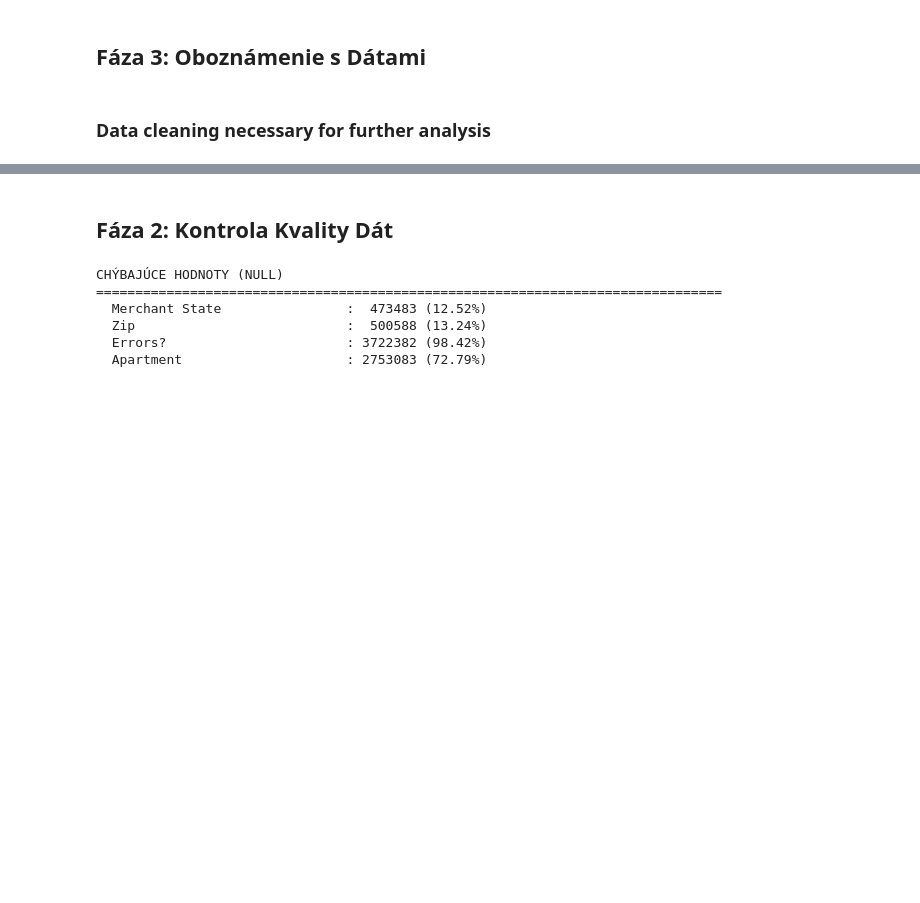
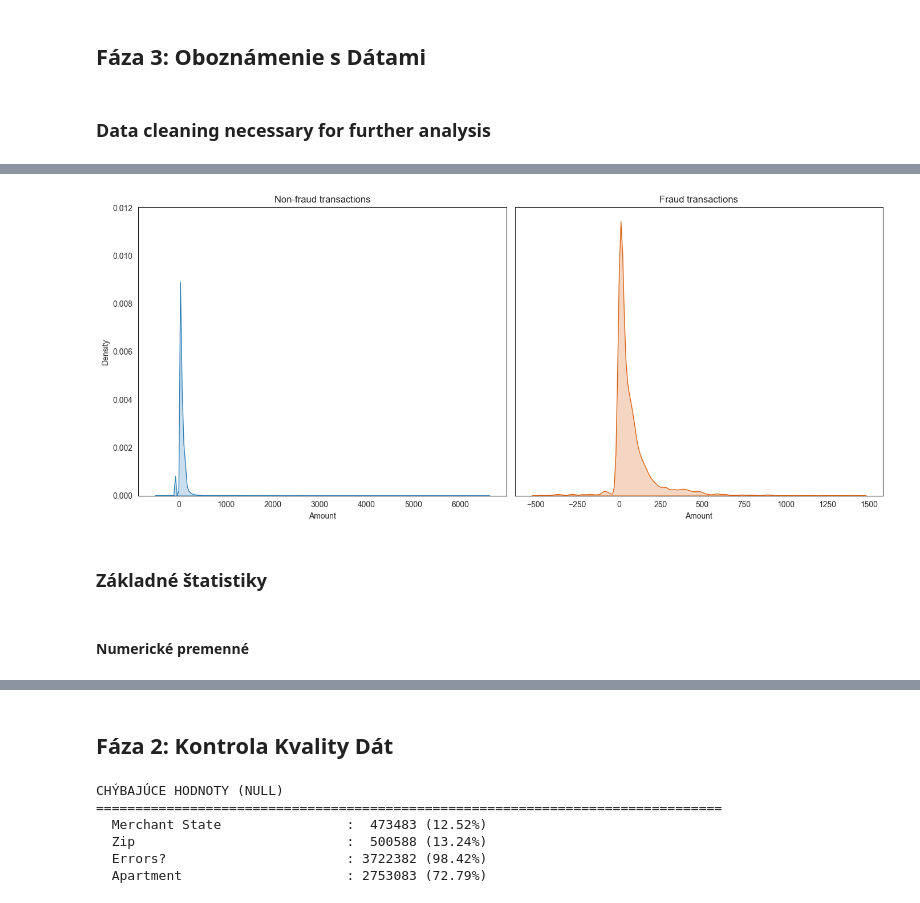
Before and after one commit to veronikasovic/fraud-decision-system, a Jupyter notebook: notebooks/exploration.ipynb, the cells around one changed output, grey strips where cells are left out. Saved outputs shown, nothing was run; the diff lists cells and outputs as text; code cells hidden in the pictures; blank space fills up the shorter version.

```diff
--- a/notebooks/exploration.ipynb
+++ b/notebooks/exploration.ipynb
@@ -19,7 +19,7 @@ import matplotlib.pyplot as plt
 warnings.filterwarnings('ignore')
 
 # Nastavenie štýlu grafov
-sns.set_style("whitegrid")
+sns.set_style("white")
 plt.rcParams['figure.figsize'] = (12, 6)
 # %%
 # =============================================================================
@@ -214,6 +214,12 @@ Prvých 5 riadkov zjednotených dát:
 # %% [markdown]
 ### Data cleaning necessary for further analysis
 # %%
+data.rename(columns={
+    'Is Fraud?': 'Fraud',
+    "User": "User ID",
+        "Card": "Card ID",
+}, inplace=True)
+
 data['Date'] = pd.to_datetime(
     data[['Year', 'Month', 'Day']].rename(columns={'Year': 'year', 'Month': 'month', 'Day': 'day'}),
     errors='coerce'
@@ -221,7 +227,7 @@ data['Date'] = pd.to_datetime(
 
 data['Time'] = pd.to_datetime(data['Time'], format='%H:%M').dt.time
 
-cols_bool = ['Is Fraud?', 'Has Chip', 'Card on Dark Web']
+cols_bool = ['Fraud', 'Has Chip', 'Card on Dark Web']
 
 data[cols_bool] = (
     data[cols_bool]
@@ -243,3 +249,10 @@ data[cols_financial] = (
     .replace(r'[^0-9\.-]', '', regex=True)
     .astype(float)
 )
+
+cols_to_str = ['User', 'Card', 'Merchant Name',  "Zip", "MCC", "Zipcode", "Card Number", "CVV"]
+
+data[cols_to_str] = data[cols_to_str].round(0).astype(str).str.strip()
+
+# drop clearly useless columns
+data.drop(columns=['Person', 'Card Number', 'CVV', "Birth Month", "Birth Year" ], inplace=True)
@@ -277,0 +259,39 @@ Rozdelenie transakcií:
+# %%
+
+
+fig, axes = plt.subplots(1, 2, figsize=(14, 6), sharey=True)
+
+# Non-fraud
+sns.kdeplot(
+    data=data[data["Fraud"] == 0]["Amount"].dropna(),
+    fill=True,
+    bw_adjust=0.5,
+    color="#2c7fb8",
+    ax=axes[0]
+)
+
+axes[0].set_title("Non-fraud transactions")
+axes[0].set_xlabel("Amount")
+axes[0].set_ylabel("Density")
+
+# Fraud
+sns.kdeplot(
+    data=data[data["Fraud"] == 1]["Amount"].dropna(),
+    fill=True,
+    bw_adjust=0.5,
+    color="#d95f0e",
+    ax=axes[1]
+)
+
+axes[1].set_title("Fraud transactions")
+axes[1].set_xlabel("Amount")
+axes[1].set_ylabel("")
+
+plt.tight_layout()
+plt.show()
+# %% [output]
+[figure, added]
+# %% [markdown]
+### Základné štatistiky
+# %% [markdown]
+#### Numerické premenné
```
Also changed, not shown: parts of 6 cells of this notebook.
